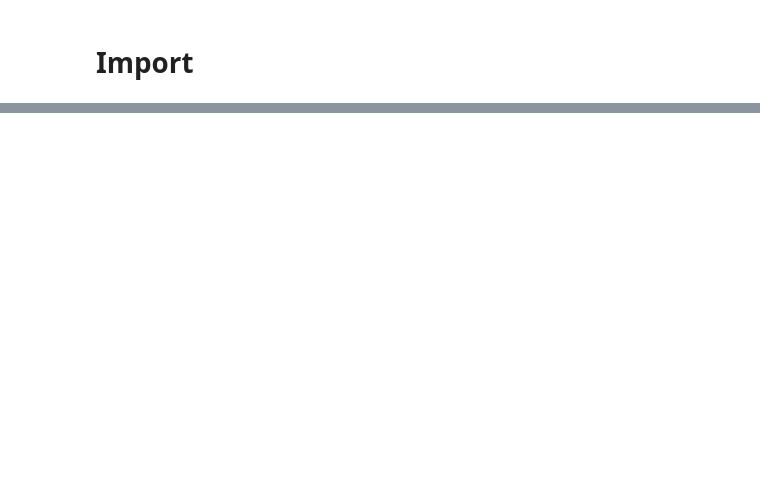
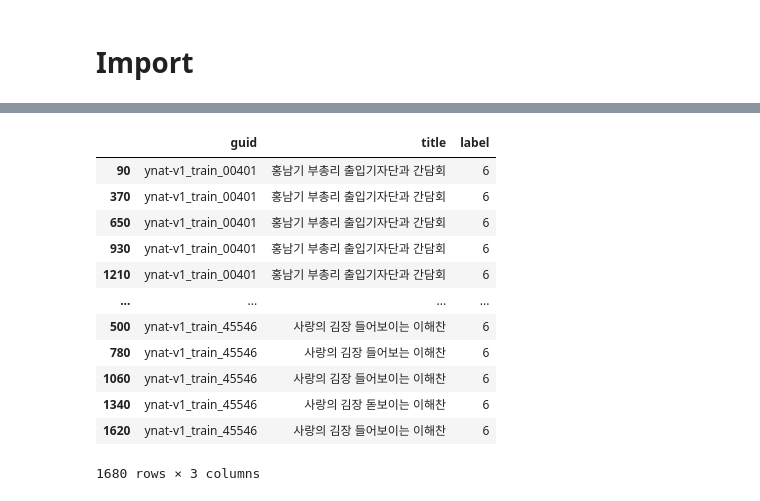
Before and after one commit to bbang3/korean-text-augmentation, a Jupyter notebook: bert_augmentation.ipynb, the cells around one changed output, grey strips where cells are left out. Saved outputs shown, nothing was run; the diff lists cells and outputs as text; code cells hidden in the pictures; blank space fills up the shorter version.

```diff
--- a/bert_augmentation.ipynb
+++ b/bert_augmentation.ipynb
@@ -129,0 +196,59 @@ augment_df.to_csv("dataset/train_aug_mlm.csv", index=False)
+# %%
+def augment_epoch():
+    augmented_texts = []
+
+    for batch in tqdm(aug_loader):
+        batch = batch.to(device)
+        token_logits = model(**batch).logits
+
+        # Loop over each example in batch
+        for i in range(batch.input_ids.shape[0]):
+            mask_token_index = torch.where(batch.input_ids[i] == tokenizer.mask_token_id)[0]
+            mask_token_logits = token_logits[i, mask_token_index, :]
+            replaced_tokens = mask_token_logits.argmax(dim=1).tolist()
+
+            # Replace mask tokens by replaced tokens
+            augmented_input = batch.input_ids[i].clone()
+            for k in range(len(mask_token_index)):
+                augmented_input[mask_token_index[k]] = replaced_tokens[k]
+
+            augmented_text = tokenizer.decode(augmented_input, skip_special_tokens=True)
+            augmented_texts.append(augmented_text)
+
+    return augmented_texts
+# %%
+train_df = pd.read_csv("data/train_low.csv")
+# %%
+# augmented_data = {
+#     "id": train_df["id"].tolist(),
+#     "text": train_df["text"].tolist(),
+#     "label": train_df["label"].tolist(),
+#     }
+augmented_data = {"guid": [], "title": [], "label": []}
+num_augs = 2
+
+# To avoid duplicates, augment 3 times more than num_augs
+for i in tqdm(range(num_augs * 3)):
+    augmented_texts = augment_epoch()
+    for j, row in train_df.iterrows():
+        augmented_data["guid"].append(row["guid"])
+        augmented_data["title"].append(augmented_texts[j])
+        augmented_data["label"].append(row["label"])
+# %%
+augment_df = pd.DataFrame(augmented_data)
+augment_df.sort_values(by=["guid"], inplace=True, kind="mergesort")
+augment_df
+# %% [output]
+|  | guid | title | label |
+| 90 | ynat-v1_train_00401 | 홍남기 부총리 출입기자단과 간담회 | 6 |
+| 370 | ynat-v1_train_00401 | 홍남기 부총리 출입기자단과 간담회 | 6 |
+| 650 | ynat-v1_train_00401 | 홍남기 부총리 출입기자단과 간담회 | 6 |
+| 930 | ynat-v1_train_00401 | 홍남기 부총리 출입기자단과 간담회 | 6 |
+| 1210 | ynat-v1_train_00401 | 홍남기 부총리 출입기자단과 간담회 | 6 |
+| ... | ... | ... | ... |
+| 500 | ynat-v1_train_45546 | 사랑의 김장 들어보이는 이해찬 | 6 |
+| 780 | ynat-v1_train_45546 | 사랑의 김장 들어보는 이해찬 | 6 |
+| 1060 | ynat-v1_train_45546 | 사랑의 김장 들어보이는 이해찬 | 6 |
+| 1340 | ynat-v1_train_45546 | 사랑의 김장 돋보이는 이해찬 | 6 |
+| 1620 | ynat-v1_train_45546 | 사랑의 김장 들어보이는 이해찬 | 6 |
+1680 rows × 3 columns
```
Also changed, not shown: parts of 39 cells of this notebook.
